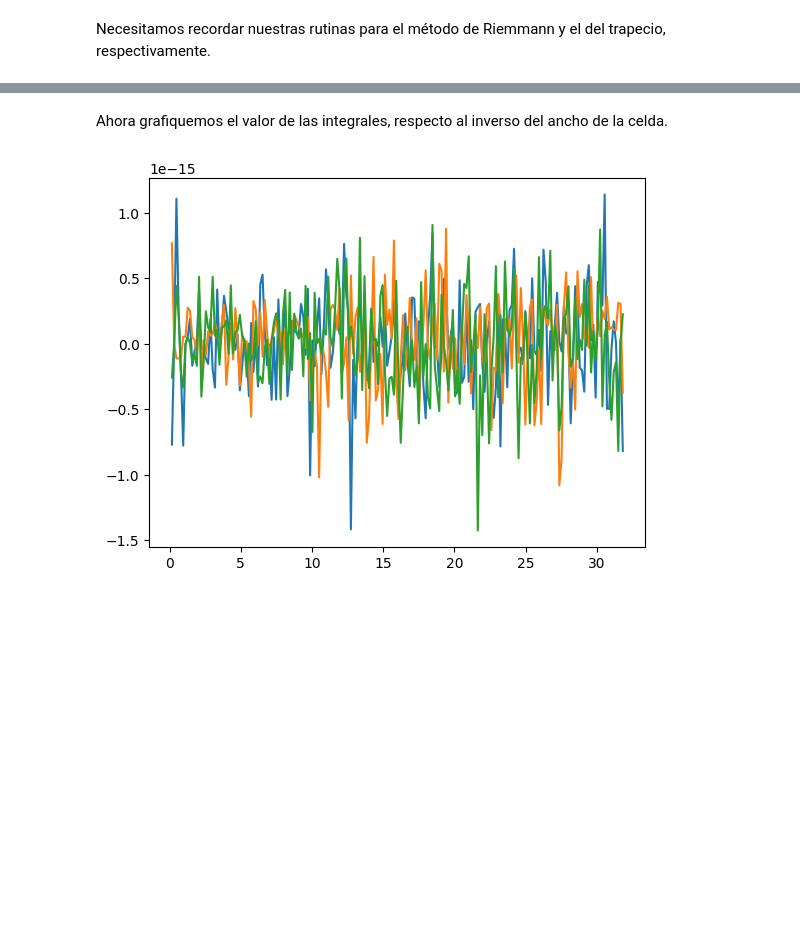
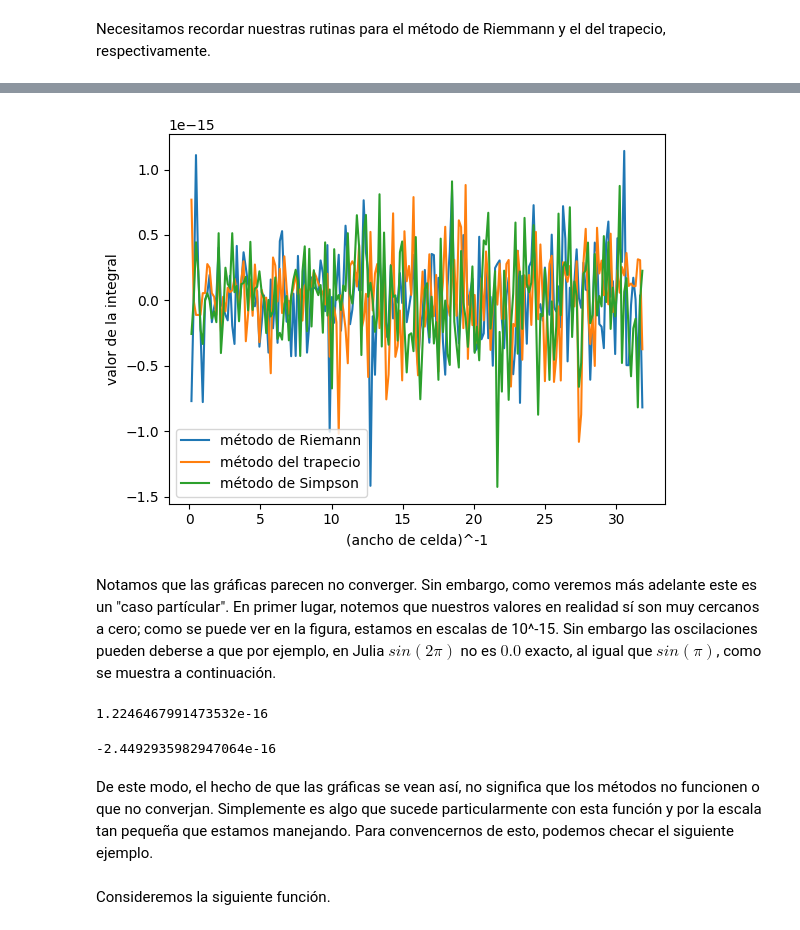
Before and after one commit to alexzpi/Fisica_Computacional_Perez_Fernandez, a Jupyter notebook: Tarea_7.ipynb, the cells around one changed output, grey strips where cells are left out. Drawn from its saved outputs; the diff is of its cells as text; code cells hidden in the pictures; blank space fills up the shorter version.

```diff
--- a/Tarea_7.ipynb
+++ b/Tarea_7.ipynb
@@ -260,6 +267,4 @@ R(x)=riemann(h,0,2pi,x);
 T(x)=trapecio(h,0,2pi,x);
 # %%
 S(x)=simpson(h,0,2pi,x);
-# %% [markdown]
-Ahora grafiquemos el valor de las integrales, respecto al inverso del ancho de la celda.
 # %%
@@ -272,10 +276,0 @@ recip=(delta).^(-1);
-# %%
-rlist=R.(delta)
-tlist=T.(delta)
-slist=S.(delta)
-plot(recip,rlist)
-plot(recip,tlist)
-plot(recip,slist)
-show();
-# %% [output]
-[figure, removed]
@@ -281,0 +280,31 @@ show();
+# %%
+#Definimos las listas, de nuestras funciones previas (que daban el valor de la integral respecto al ancho de celda) evaluadas en delta (el arreglo cuyas entradas son diversos valores propuestos para el ancho de celda)
+
+rlist=R.(delta)
+tlist=T.(delta)
+slist=S.(delta)
+
+#Usamos plot(), para graficar el reciproco del ancho de celda vs el valor de la integral
+plot(recip,rlist,label="método de Riemann")
+plot(recip,tlist,label="método del trapecio")
+plot(recip,slist,label="método de Simpson")
+xlabel("(ancho de celda)^-1")
+ylabel("valor de la integral")
+legend()
+show();
+# %% [output]
+[figure, added]
+# %% [markdown]
+Notamos que las gráficas parecen no converger. Sin embargo, como veremos más adelante este es un "caso partícular". En primer lugar, notemos que nuestros valores en realidad sí son muy cercanos a cero; como se puede ver en la figura, estamos en escalas de 10^-15. Sin embargo las oscilaciones pueden deberse a que por ejemplo, en Julia $sin(2\pi)$ no es $0.0$ exacto, al igual que $sin(\pi)$, como se muestra a continuación.
+# %%
+sin(pi)
+# %% [output]
+1.2246467991473532e-16
+# %%
+sin(2pi)
+# %% [output]
+-2.4492935982947064e-16
+# %% [markdown]
+De este modo, el hecho de que las gráficas se vean así, no significa que los métodos no funcionen o que no converjan. Simplemente es algo que sucede particularmente con esta función y por la escala tan pequeña que estamos manejando. Para convencernos de esto, podemos checar el siguiente ejemplo.
+# %% [markdown]
+Consideremos la siguiente función.
```
Also changed, not shown: parts of 11 cells of this notebook.
